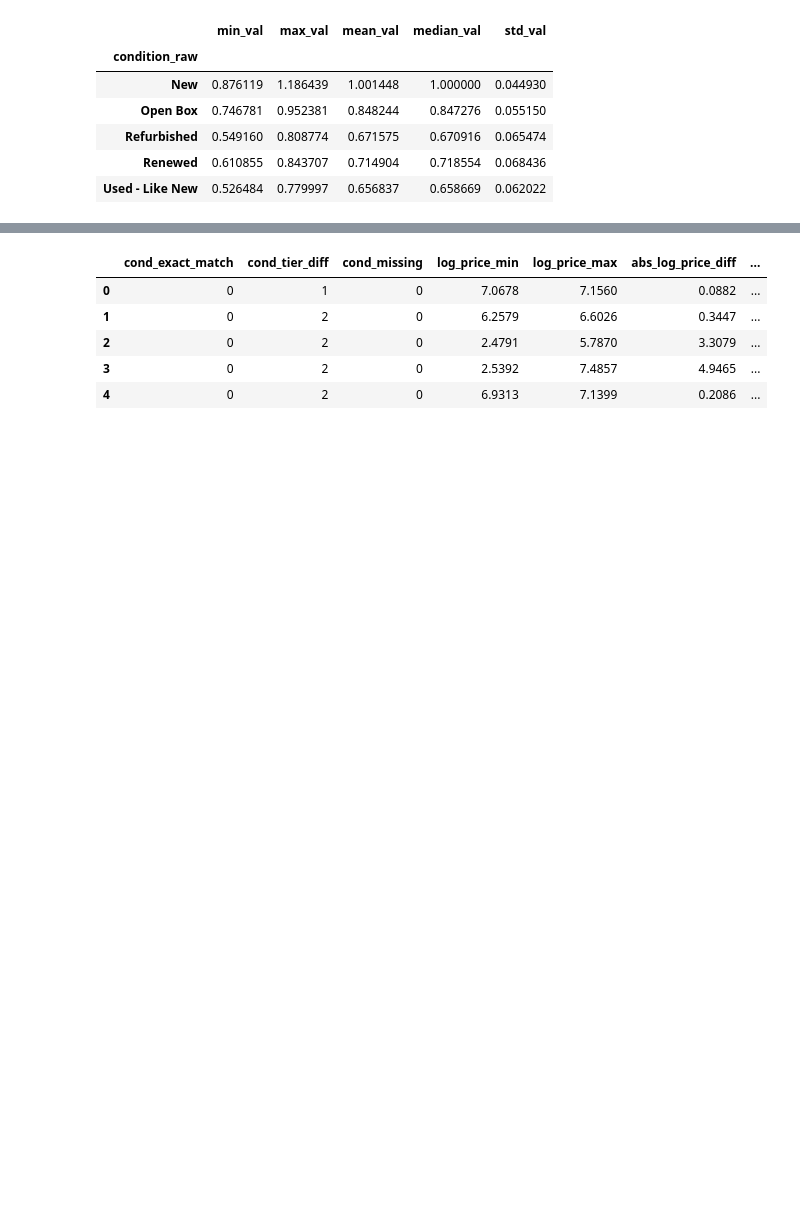
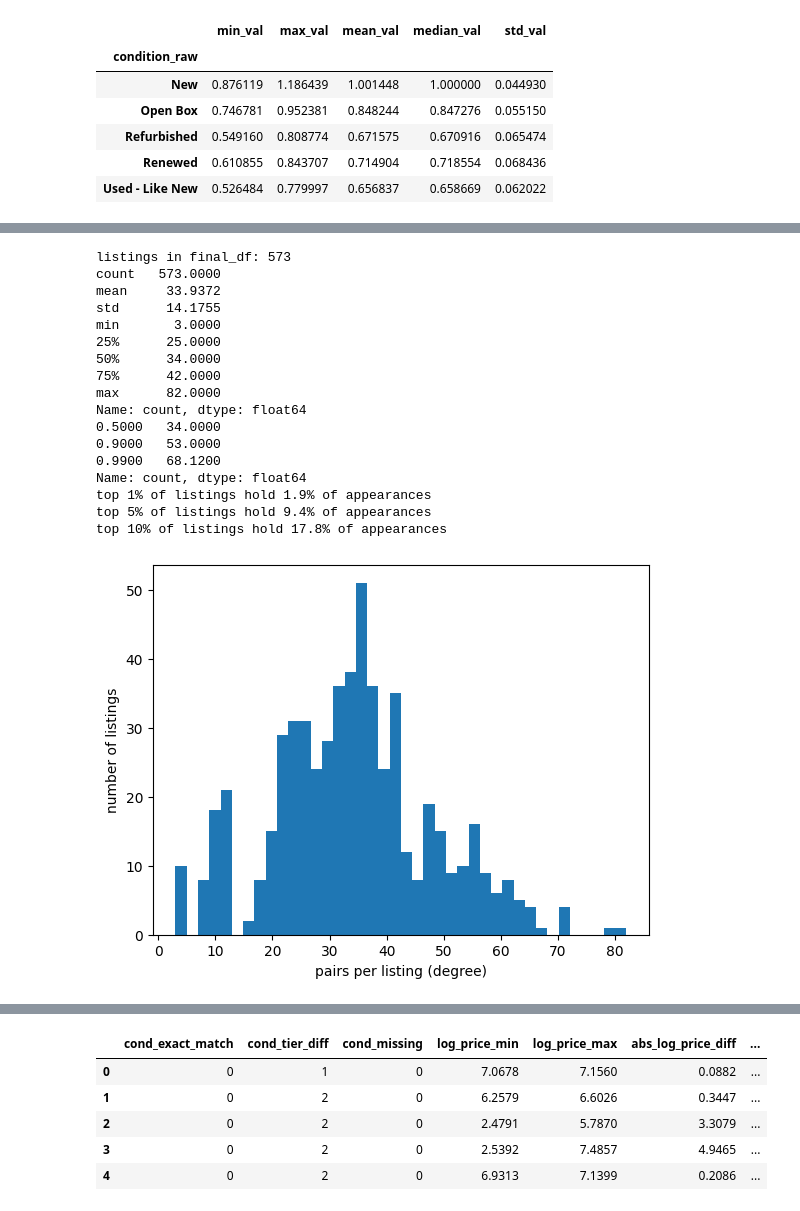
Before and after one commit to ashwinkadam/Offer-to-SKU-Matching, a Jupyter notebook: notebooks/analysis.ipynb, the cells around one changed output, grey strips where cells are left out. Saved outputs shown, nothing was run; the diff lists cells and outputs as text; code cells hidden in the pictures; blank space fills up the shorter version.

```diff
--- a/notebooks/analysis.ipynb
+++ b/notebooks/analysis.ipynb
@@ -28,7 +32,7 @@ lookup = listing_df.set_index("listing_id")[base_cols]
 assert lookup.index.is_unique, "listing_id must be unique or joins will duplicate rows"
 
 # Join side A and side B, using explicit suffixes
-final = (
+final_df = (
     train_df
     .join(lookup.add_suffix("_x"), on="listing_id_a", how="left")
     .join(lookup.add_suffix("_y"), on="listing_id_b", how="left")
@@ -45,13 +49,13 @@ final_cols = (
     + ["split", "pair_type"]
     + ["true_sku_id_x", "true_sku_id_y"]
 )
-final = final[final_cols]
+final_df =  final_df[final_cols]
 
 # Check for pairs whose listing wasn't found
-missing = final["title_x"].isna().sum() + final["title_y"].isna().sum()
+missing = final_df["title_x"].isna().sum() + final_df["title_y"].isna().sum()
 print(f"Pairs with missing listings: {missing}")
 
-final.query("label == 1").head(5)
+final_df.query("label == 1").head(5)
 # %% [output]
 Pairs with missing listings: 0
 |  | pair_id | listing_id_a | listing_id_b | title_x | title_y | brand_raw_x | brand_raw_y | category_raw_x | ... |
@@ -343,0 +404,36 @@ class PairConditionPriceFeatures(BaseEstimator, TransformerMixin):
+# %%
+
+deg = pd.concat([final_df["listing_id_a"], final_df["listing_id_b"]]).value_counts()
+
+assert deg.sum() == 2 * len(final_df)                   # handshake check
+print("listings in final_df:", len(deg))
+print(deg.describe())                                 # compare mean vs 50%
+print(deg.quantile([0.5, 0.9, 0.99]))
+
+d = deg.sort_values(ascending=False).values
+for pct in [0.01, 0.05, 0.10]:
+    k = max(1, int(len(d) * pct))
+    print(f"top {pct:.0%} of listings hold {d[:k].sum() / d.sum():.1%} of appearances")
+
+plt.hist(deg, bins=40)
+plt.xlabel("pairs per listing (degree)"); plt.ylabel("number of listings")
+plt.show()
+# %% [output]
+listings in final_df: 573
+count   573.0000
+mean     33.9372
+std      14.1755
+min       3.0000
+25%      25.0000
+50%      34.0000
+75%      42.0000
+max      82.0000
+Name: count, dtype: float64
+0.5000   34.0000
+0.9000   53.0000
+0.9900   68.1200
+Name: count, dtype: float64
+top 1% of listings hold 1.9% of appearances
+top 5% of listings hold 9.4% of appearances
+top 10% of listings hold 17.8% of appearances
+[figure, added]
```
Also changed, not shown: parts of 15 cells of this notebook.
